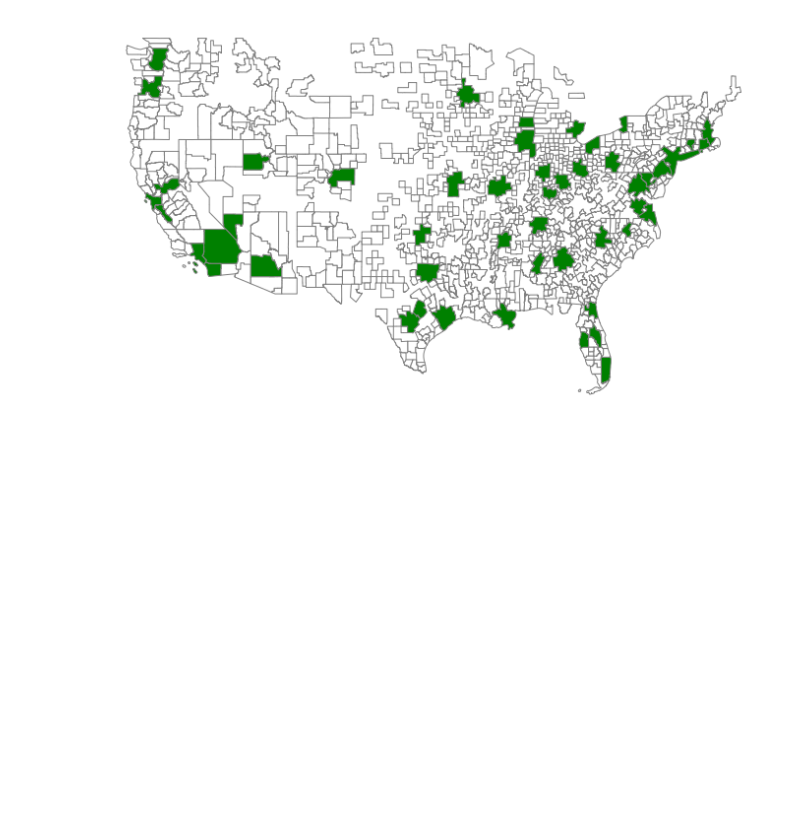
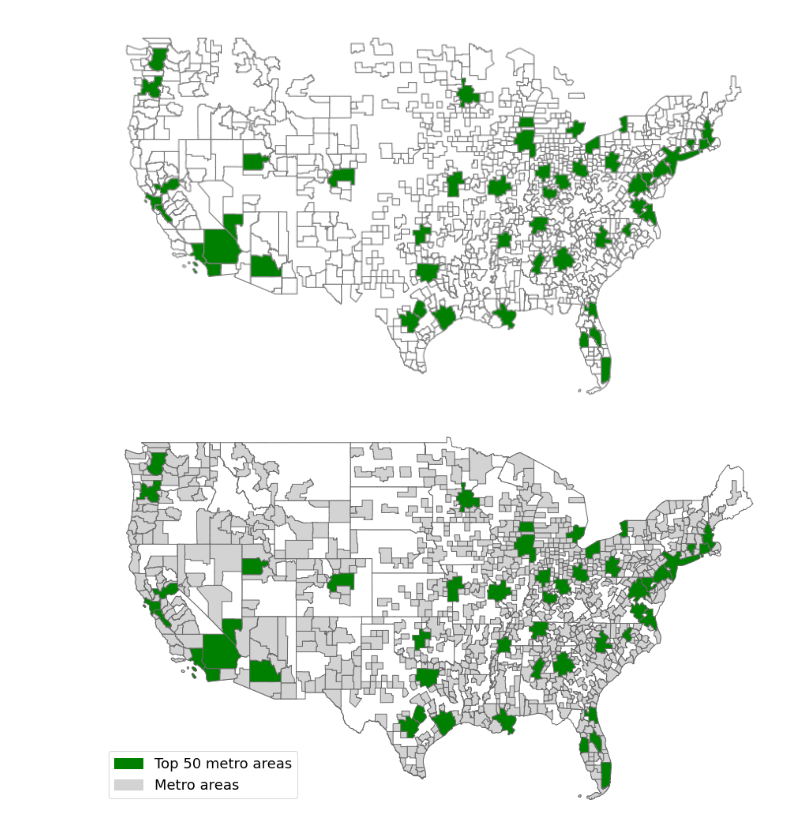
Before and after one commit to sandorjuhasz/ties-around-home, a Jupyter notebook: scripts/additional_figures.ipynb, the cells around one changed output. Saved outputs shown, nothing was run; the diff lists cells and outputs as text; code cells hidden in the pictures; blank space fills up the shorter version.

Commit message:
additional figures --update

```diff
--- a/scripts/additional_figures.ipynb
+++ b/scripts/additional_figures.ipynb
@@ -18,8 +18,8 @@ fullmap = gpd.read_file("../data/shapes/tl_2019_us_cbsa/tl_2019_us_cbsa.shp")
 # %%
 # manipulations
-fullmap.set_geometry("geometry",inplace=True)
+metromap.set_geometry("geometry",inplace=True)
 
-fullmap["GEOID"] = fullmap["GEOID"].astype(int)
+metromap["GEOID"] = metromap["GEOID"].astype(int)
 # %%
 # cbsa info table
 cbsa_info = pd.read_csv("../data/cbsacode_shortname_tracts.csv", sep=";", index_col=0)
@@ -30,11 +30,11 @@ cbsa_info["selected"] = 1
 cbsa_info["color"] = "green"
 # %%
 # merge for plot
-fullmap = pd.merge(fullmap, cbsa_info, left_on="GEOID", right_on="cbsacode", how="left")
+metromap = pd.merge(metromap, cbsa_info, left_on="GEOID", right_on="cbsacode", how="left")
 # %%
 # correction on the final dataframe
-fullmap["selected"] = fullmap["selected"].fillna(0)
-fullmap["color"] = fullmap["color"].fillna("white")
+metromap["selected"] = metromap["selected"].fillna(0)
+metromap["color"] = metromap["color"].fillna("lightgray")
 # %%
 # map creation
 fig, ax = plt.subplots(figsize = (12,12))
@@ -47,3 +47,30 @@ plt.show()
 # plt.savefig("../fig/map_50metros.png", dpi=600, bbox_inches='tight')
 # %% [output]
 [figure]
+# %%
+# shape file for US states
+usmap = gpd.read_file("../data/shapes/tl_2017_us_state/tl_2017_us_state.shp")
+
+# manipulations
+usmap.set_geometry("geometry",inplace=True)
+# %%
+# map upgrade
+
+import matplotlib.patches as mpatches
+plt.rcParams['font.size']=18
+fig, ax = plt.subplots(figsize = (15,15))
+
+usmap.plot(ax=ax, color="white", edgecolor='dimgray')
+metromap.plot(ax=ax, column="selected", color=metromap["color"], edgecolor='dimgray')
+plt.xlim([-127,-66])
+plt.ylim([24,50])
+plt.axis('off')
+
+top50metro = mpatches.Patch(color='green', label='Top 50 metro areas')
+allmetro = mpatches.Patch(color='lightgray', label='Metro areas')
+ax.legend(handles=[top50metro, allmetro], loc='lower left')
+
+# plt.show()
+plt.savefig("../fig/map_50metros.png", dpi=600, bbox_inches='tight')
+# %% [output]
+[figure, added]
```
Also changed, not shown: parts of 2 cells of this notebook.
